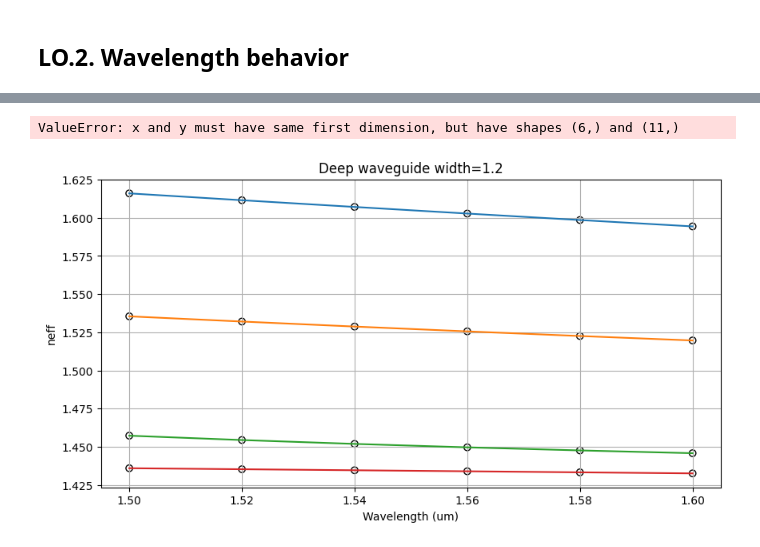
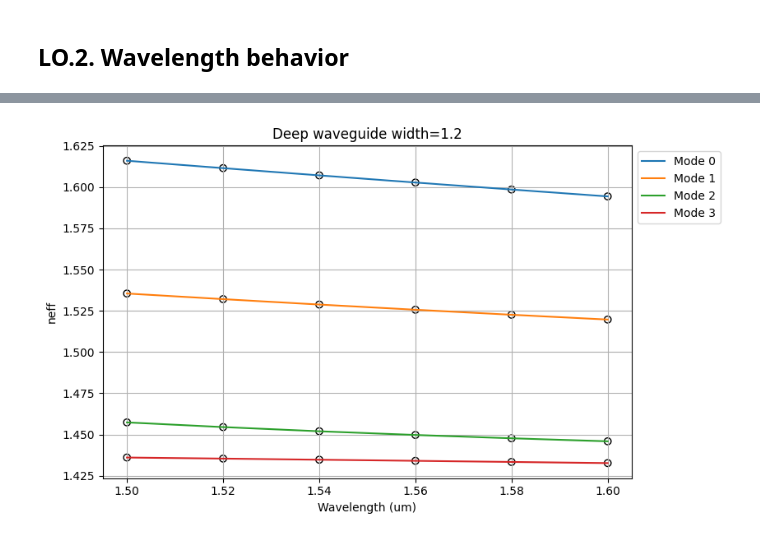
Before and after one commit to davidalcarria/pic-upv-lab0, a Jupyter notebook: 010_MODESOLVER_Student.ipynb, the cells around one changed output, grey strips where cells are left out. Cells and saved outputs as stored; diff of their text form; code cells hidden in the pictures.

```diff
--- a/010_MODESOLVER_Student.ipynb
+++ b/010_MODESOLVER_Student.ipynb
@@ -205,7 +241,7 @@ plt.title(f"Deep waveguide width={1.2}")
 plt.xlabel("Wavelength (um)")
 plt.ylabel("neff")
 plt.grid()
-plt.plot(wavelength, box_index,'k--', label='SiO2 index')
+#plt.plot(wavelength, box_index,'k--', label='SiO2 index')
 plt.legend(loc='upper left', bbox_to_anchor=(1, 1))
 plt.tight_layout(rect=[0, 0, 0.85, 1])
 # %% [output]
@@ -213,5 +249,4 @@ plt.tight_layout(rect=[0, 0, 0.85, 1])
-ValueError: x and y must have same first dimension, but have shapes (6,) and (11,)
-[figure, old version]
+[figure, new version]
 # %%
 # The wavelength could be a vector also
 wavelength = np.linspace(1500,1600,6) * nm  # Student code here. Tip np.linspace()
```
Also changed, not shown: parts of 8 cells of this notebook.
